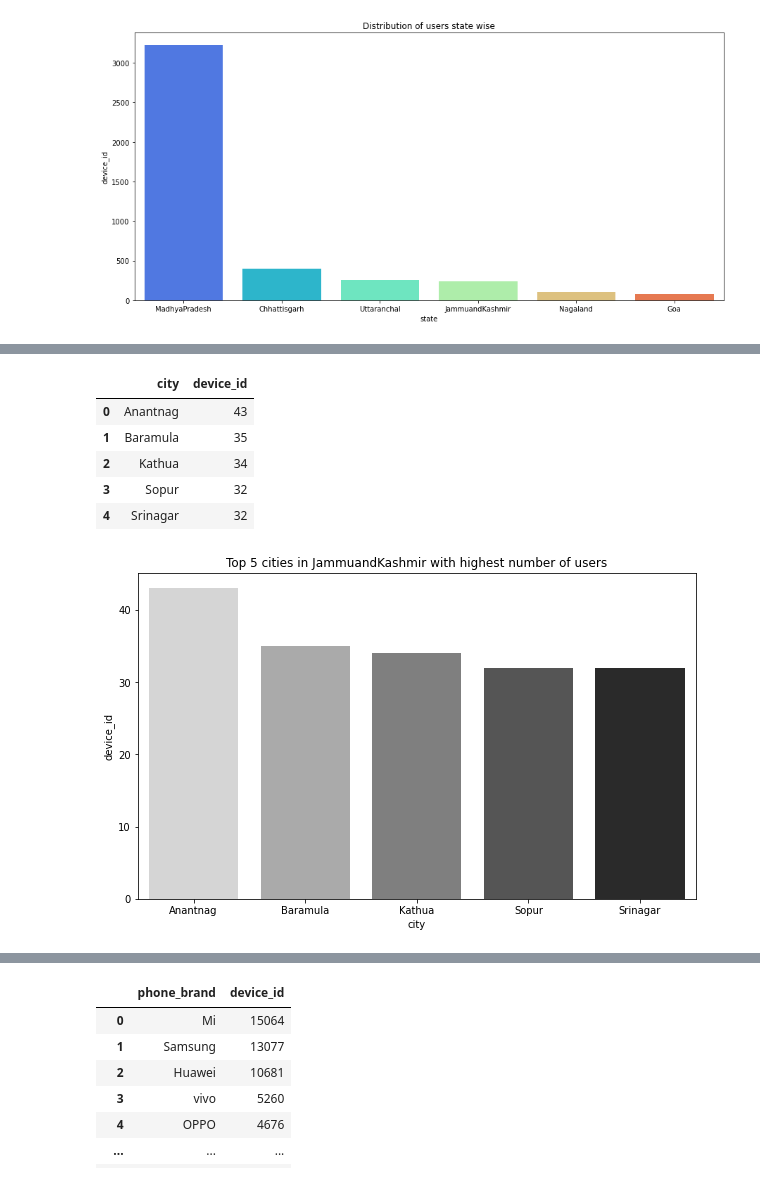
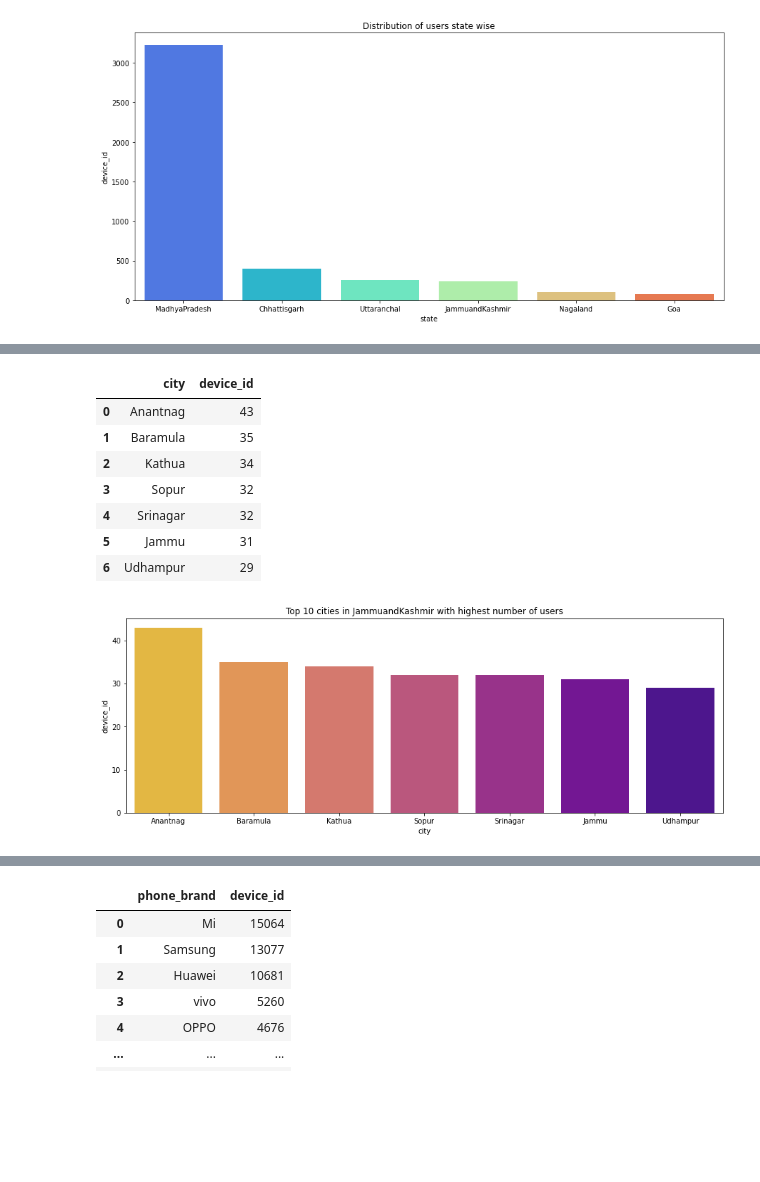
Before and after one commit to nirmal-panda/insaid_capstone_1, a Jupyter notebook: Capstone_1005_project_final.ipynb, the cells around one changed output, grey strips where cells are left out. Saved outputs shown, nothing was run; the diff lists cells and outputs as text; code cells hidden in the pictures; blank space fills up the shorter version.

```diff
--- a/Capstone_1005_project_final.ipynb
+++ b/Capstone_1005_project_final.ipynb
@@ -722,14 +883,16 @@ display(pd.concat([state_Uttaranchal_cities,state_Uttaranchal_users],axis=1))
 # %%
-plt.figure(figsize=(10,6))
-plt.title("Top 5 cities in JammuandKashmir with highest number of users")
-sns.barplot(state_JammuandKashmir_cities,state_JammuandKashmir_users,palette='gist_yarg')
+plt.figure(figsize=(15,5))
+plt.title("Top 10 cities in JammuandKashmir with highest number of users")
+sns.barplot(state_JammuandKashmir_cities,state_JammuandKashmir_users,palette='plasma_r')
 display(pd.concat([state_JammuandKashmir_cities,state_JammuandKashmir_users],axis=1))
 # %% [output]
 |  | city | device_id |
 | 0 | Anantnag | 43 |
 | 1 | Baramula | 35 |
 | 2 | Kathua | 34 |
 | 3 | Sopur | 32 |
 | 4 | Srinagar | 32 |
+| 5 | Jammu | 31 |
+| 6 | Udhampur | 29 |
-[figure, old version]
+[figure, new version]
 # %%
```
Also changed, not shown: parts of 86 cells of this notebook.
